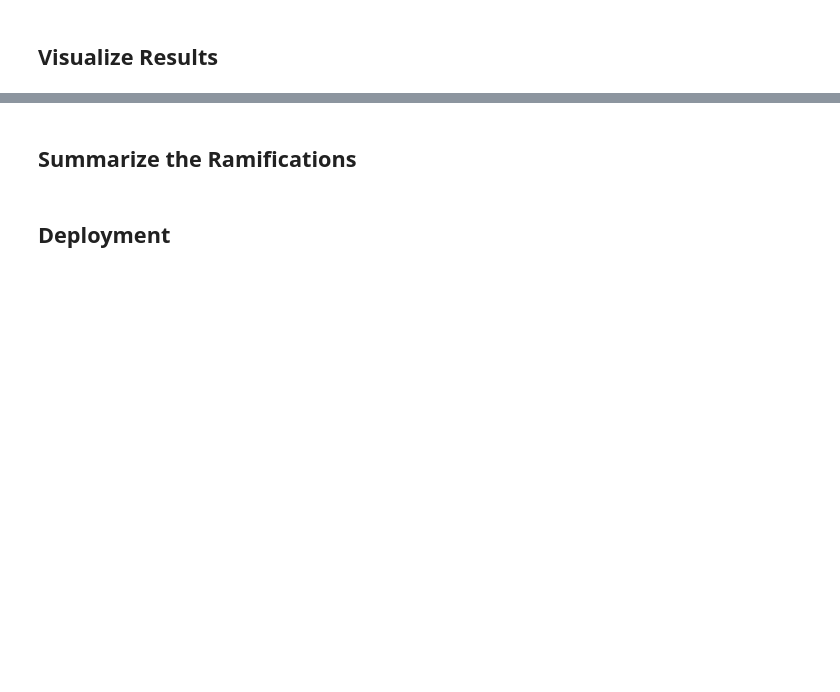
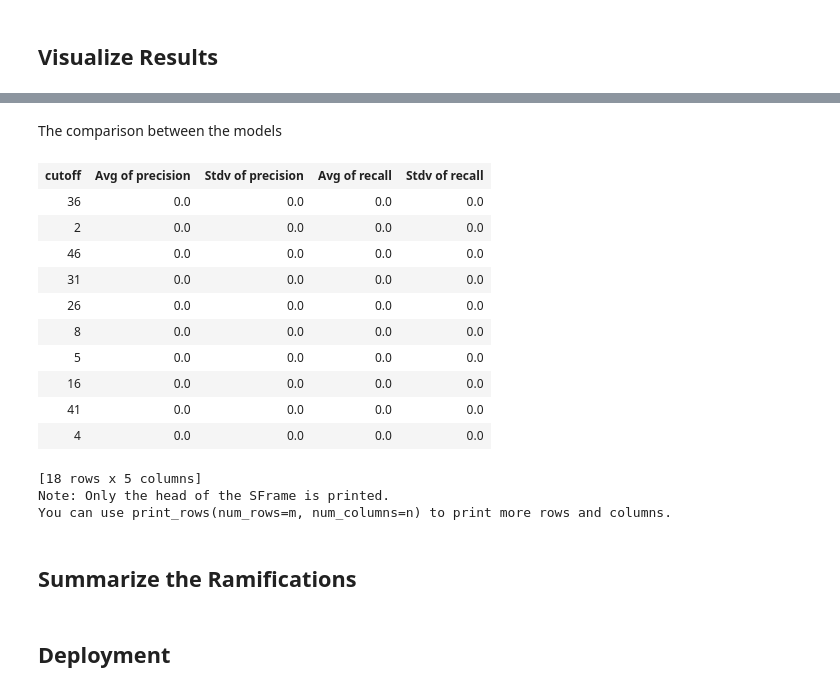
Before and after one commit to kjprice/SMU-data-mining, a Jupyter notebook: python_notebooks/Project 3.ipynb, the cells around one changed output, grey strips where cells are left out. Drawn from its saved outputs; the diff is of its cells as text; code cells hidden in the pictures; blank space fills up the shorter version.

```diff
--- a/python_notebooks/Project 3.ipynb
+++ b/python_notebooks/Project 3.ipynb
@@ -354,0 +680,10 @@ Gathering per-item and per-user statistics.
+# %%
+recl = gl.recommender.ranking_factorization_recommender.create(train_song,
+                                                             user_id="user",
+                                                             item_id="song_id",
+                                                             target="plays",
+                                                              num_factors=10,
+                                                              regularization=1e-02,
+                                                              linear_regularization = 1e-3)
+
+rmse_results = recl.evaluate(test_song)
@@ -354,0 +725,2 @@ Gathering per-item and per-user statistics.
+# %% [markdown]
+The comparison between the models
@@ -354,0 +729,17 @@ Gathering per-item and per-user statistics.
+# %%
+comparisonstruct = gl.compare(test_song, [song_rec, recl])
+# %% [output]
+| cutoff | Avg of precision | Stdv of precision | Avg of recall | Stdv of recall |
+| 36 | 0.0 | 0.0 | 0.0 | 0.0 |
+| 2 | 0.0 | 0.0 | 0.0 | 0.0 |
+| 46 | 0.0 | 0.0 | 0.0 | 0.0 |
+| 31 | 0.0 | 0.0 | 0.0 | 0.0 |
+| 26 | 0.0 | 0.0 | 0.0 | 0.0 |
+| 8 | 0.0 | 0.0 | 0.0 | 0.0 |
+| 5 | 0.0 | 0.0 | 0.0 | 0.0 |
+| 16 | 0.0 | 0.0 | 0.0 | 0.0 |
+| 41 | 0.0 | 0.0 | 0.0 | 0.0 |
+| 4 | 0.0 | 0.0 | 0.0 | 0.0 |
+[18 rows x 5 columns]
+Note: Only the head of the SFrame is printed.
+You can use print_rows(num_rows=m, num_columns=n) to print more rows and columns.
```
Also changed, not shown: parts of 48 cells of this notebook.
